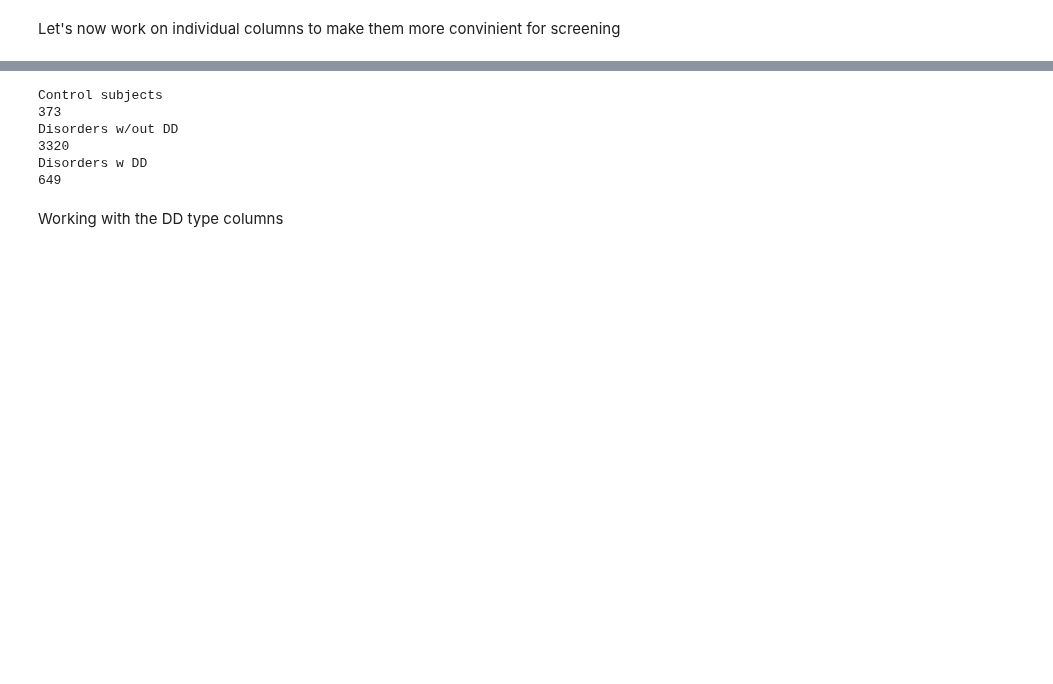
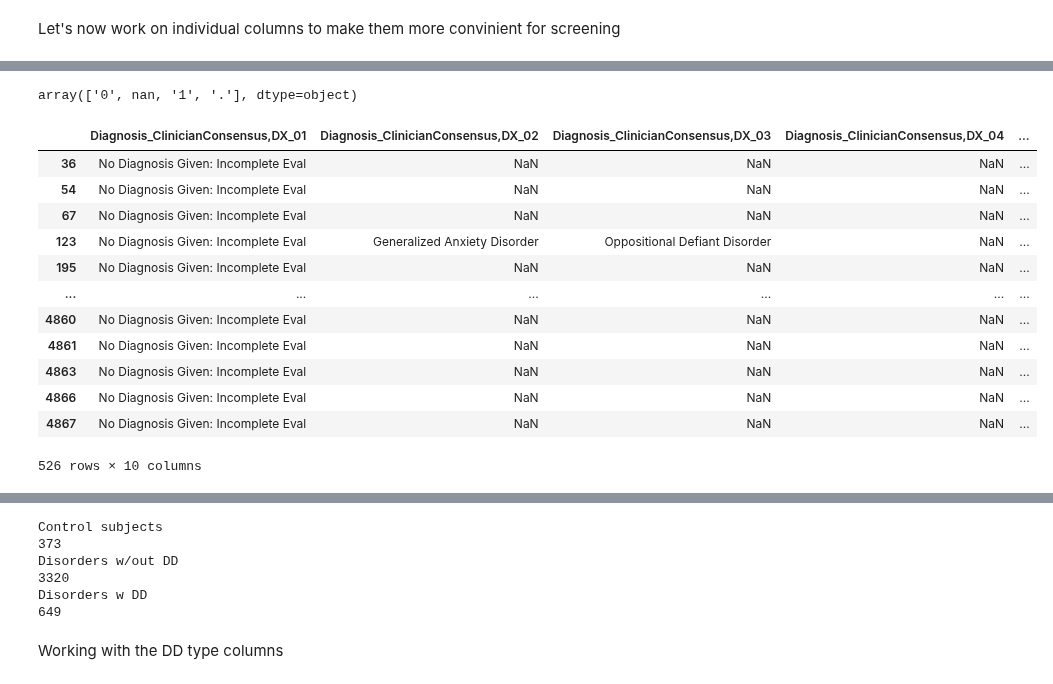
Before and after one commit to cristinarainich/Child-Mind-Institute-Project, a Jupyter notebook: Pheno_data_finalquery.ipynb, the cells around one changed output, grey strips where cells are left out. Drawn from its saved outputs; the diff is of its cells as text; code cells hidden in the pictures; blank space fills up the shorter version.

```diff
--- a/Pheno_data_finalquery.ipynb
+++ b/Pheno_data_finalquery.ipynb
@@ -158,4 +178,2 @@ Index(['Identifiers', 'AUDIT,AUDIT_Total_Score', 'Audit,AUDIT_Total_Score',
-# %%
-data = data.rename(columns={'Basic_Demos,Study_Site':'Site'})
 # %% [markdown]
 Let's now work on individual columns to make them more convinient for screening
@@ -167,0 +180,7 @@ data['Basic_Demos,Sex'] = data['Basic_Demos,Sex'].astype(int)
+# %%
+# we have a column "Participant Status" that contains information on whether
+# a person dropped out or been lost to follow up
+status = data['Basic_Demos,Participant_Status'].unique()
+for each in status:
+  number = data[data['Basic_Demos,Participant_Status'] == each].shape[0]
+  print('Number of ' + each + ': ' + str(number))
@@ -168,4 +191,6 @@ data['Basic_Demos,Sex'] = data['Basic_Demos,Sex'].astype(int)
 # %%
-# work on Site column
-data['Site'] = data['Site'].astype(int)
-data.drop(['Basic_Demos,Site'], axis=1, inplace=True)
+#working on Basic_Demos columns
+data['Basic_Demos,Age'] = data['Basic_Demos,Age'].astype(float)
+data['Basic_Demos,Sex'] = data['Basic_Demos,Sex'].astype(int)
+data.drop(['Basic_Demos,Site'], axis=1, inplace = True) # contain only nan values
+data['Basic_Demos,Study_Site'] = data['Basic_Demos,Study_Site'].astype(int)
@@ -171,0 +203,6 @@ data.drop(['Basic_Demos,Site'], axis=1, inplace=True)
+# %%
+# CELF tests
+# if we end up using it, it might make sense to check the validity first in CELF_Valid
+data['CELF,CELF_Total'] = data['CELF,CELF_Total'].fillna('.')
+number = data[data['CELF,CELF_Total'] == '.'].shape[0]
+print('Missing values for CELF scores: ' + str(number) + ' out of ' + str(data.shape[0]))
@@ -182,0 +324,26 @@ data['Diagnosis_ClinicianConsensus,DX_10'] = data['Diagnosis_ClinicianConsensus,
+# %%
+data['Diagnosis_ClinicianConsensus,DX_01_ByHx'].unique()
+# %% [output]
+array(['0', nan, '1', '.'], dtype=object)
+# %%
+data[data['Diagnosis_ClinicianConsensus,DX_01'] == 'No Diagnosis Given: Incomplete Eval'][[
+    'Diagnosis_ClinicianConsensus,DX_01', 'Diagnosis_ClinicianConsensus,DX_02',
+    'Diagnosis_ClinicianConsensus,DX_03', 'Diagnosis_ClinicianConsensus,DX_04',
+    'Diagnosis_ClinicianConsensus,DX_05', 'Diagnosis_ClinicianConsensus,DX_06',
+    'Diagnosis_ClinicianConsensus,DX_07', 'Diagnosis_ClinicianConsensus,DX_08',
+    'Diagnosis_ClinicianConsensus,DX_09', 'Diagnosis_ClinicianConsensus,DX_10'
+]]
+# %% [output]
+|  | Diagnosis_ClinicianConsensus,DX_01 | Diagnosis_ClinicianConsensus,DX_02 | Diagnosis_ClinicianConsensus,DX_03 | Diagnosis_ClinicianConsensus,DX_04 | ... |
+| 36 | No Diagnosis Given: Incomplete Eval | NaN | NaN | NaN | ... |
+| 54 | No Diagnosis Given: Incomplete Eval | NaN | NaN | NaN | ... |
+| 67 | No Diagnosis Given: Incomplete Eval | NaN | NaN | NaN | ... |
+| 123 | No Diagnosis Given: Incomplete Eval | Generalized Anxiety Disorder | Oppositional Defiant Disorder | NaN | ... |
+| 195 | No Diagnosis Given: Incomplete Eval | NaN | NaN | NaN | ... |
+| ... | ... | ... | ... | ... | ... |
+| 4860 | No Diagnosis Given: Incomplete Eval | NaN | NaN | NaN | ... |
+| 4861 | No Diagnosis Given: Incomplete Eval | NaN | NaN | NaN | ... |
+| 4863 | No Diagnosis Given: Incomplete Eval | NaN | NaN | NaN | ... |
+| 4866 | No Diagnosis Given: Incomplete Eval | NaN | NaN | NaN | ... |
+| 4867 | No Diagnosis Given: Incomplete Eval | NaN | NaN | NaN | ... |
+526 rows × 10 columns
```
Also changed, not shown: parts of 28 cells of this notebook.
